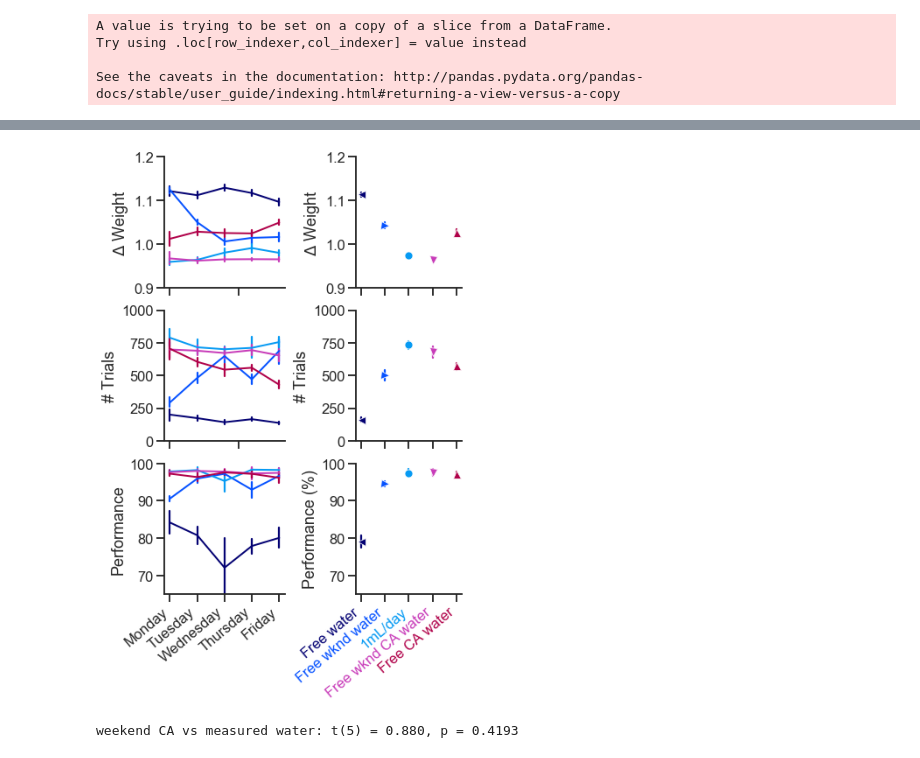
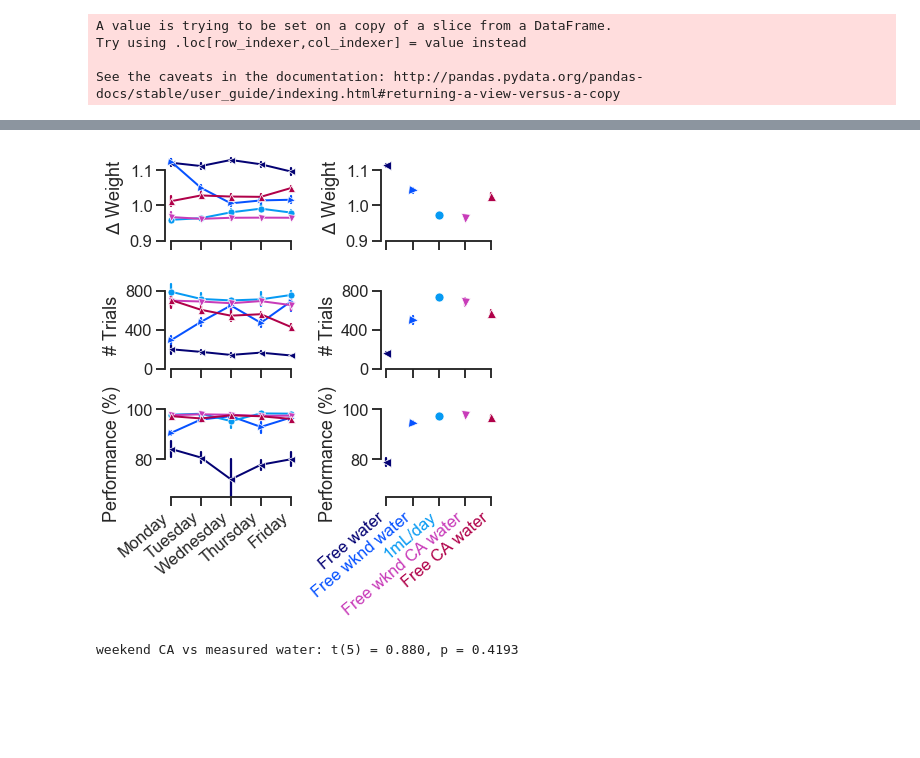
Before and after one commit to int-brain-lab/citricAcid, a Jupyter notebook: figure2.ipynb, the cells around one changed output, grey strips where cells are left out. Drawn from its saved outputs; the diff is of its cells as text; code cells hidden in the pictures; blank space fills up the shorter version.

Commit message:
add markers back in

```diff
--- a/figure2.ipynb
+++ b/figure2.ipynb
@@ -177,24 +173,36 @@ To register the converters:
 # remove hydrogel from this plot
 ylims_ntrials = [0, 1000]
 f, ax = plt.subplots(ncols=2, nrows=3,
-                     gridspec_kw=dict(width_ratios=[0.8, 0.7], height_ratios=[1,1,1]), figsize=(6, 9))
+                     gridspec_kw=dict(width_ratios=[0.8, 0.7], height_ratios=[1,1,1]), figsize=(6, 7))
+
+ylims_weight = [0.9, 1.15]
+ylims_ntrials = [0, 900]
+ylims_performance = [65, 100]
 
 ## SECOND COLUMN
 sns.lineplot(x="weekday", y="avg_weight", err_style='bars', ci=68, hue="condition",
              linewidth=2,
              data=df2.groupby(['subject_nickname', 'weekday', 'condition'])['avg_weight'].mean().reset_index(),
-             ax=ax[0,0], legend=False, hue_order=condition_order, palette=palette)
+             ax=ax[0,0], legend=False, hue_order=condition_order, palette=palette,
+            style="condition", markers=marker_mapping, dashes=False, markersize=7)
 ax[0,0].set(ylabel="$\Delta$ Weight", ylim=ylims_weight, xlabel="")
 ax[0,0].tick_params(labelbottom=False)
+ax[0,0].set_xticks(range(5))
+
 sns.lineplot(x="weekday", y="n_trials", err_style='bars', ci=68, hue="condition",
              linewidth=2, data=df2.groupby(['subject_nickname', 'weekday', 'condition'])['n_trials'].mean().reset_index(),
-             ax=ax[1,0], legend=False, hue_order=condition_order, palette=palette)
+             ax=ax[1,0], legend=False, hue_order=condition_order, palette=palette,
+            style="condition", markers=marker_mapping, dashes=False, markersize=7)
 ax[1,0].set(ylabel="# Trials", ylim=ylims_ntrials, xlabel="")
 ax[1,0].tick_params(labelbottom=False)
+ax[1,0].set_xticks(range(5))
+ax[1,0].set_yticks([0,400,800])
+
 sns.lineplot(x="weekday", y="performance_easy", err_style='bars', ci=68, hue="condition",
              linewidth=2, data=df2.groupby(['subject_nickname', 'weekday', 'condition'])['performance_easy'].mean().reset_index(),
-             ax=ax[2,0], legend=False, hue_order=condition_order, palette=palette)
-ax[2,0].set(ylabel="Performance", xticks=[0,1,2,3,4],
+             ax=ax[2,0], legend=False, hue_order=condition_order, palette=palette,
+            style="condition", markers=marker_mapping, dashes=False, markersize=7)
+ax[2,0].set(ylabel="Performance (%)", xticks=[0,1,2,3,4],
           xticklabels=['Monday', 'Tuesday', 'Wednesday', 'Thursday', 'Friday'], xlabel="", ylim=ylims_performance)
 
 for item in ax[2,0].get_xticklabels():
@@ -206,40 +214,45 @@ sns.lineplot(x="condition", y="avg_weight", err_style='bars', style='condition',
              ci=68, linewidth=2, hue_order=condition_order, palette=palette, hue="condition",
              data=df2.groupby(['subject_nickname', 'condition'])['avg_weight'].mean().reset_index(),
              ax=ax[0,1])
-#sns.boxplot(x="condition", y="avg_weight", order=condition_order,data=df, fliersize=0, ax=ax[0,2], boxprops={'facecolor':'None'}, width=.3)
 ax[0,1].set(ylabel="$\Delta$ Weight", xlabel="", ylim=ylims_weight)
 ax[0,1].get_legend().remove()
 ax[0,1].tick_params(labelbottom=False)
+ax[0,1].set_xticks(range(5))
 
 sns.lineplot(x="condition", y="n_trials", err_style='bars', style='condition', markers=marker_mapping,
              ci=68, linewidth=2, hue_order=condition_order, palette=palette, hue="condition",
              data=df2.groupby(['subject_nickname', 'condition'])['n_trials'].mean().reset_index(),
              ax=ax[1,1])
 #sns.boxplot(x="condition", y="n_trials", order=condition_order, data=df, fliersize=0, ax=ax[1,2], boxprops={'facecolor':'None'}, width=.3)
 ax[1,1].set(ylabel="# Trials", xlabel="", ylim=ylims_ntrials)
 ax[1,1].get_legend().remove()
 ax[1,1].tick_params(labelbottom=False)
 sns.lineplot(x="condition", y="performance_easy", err_style='bars', style='condition', markers=marker_mapping,
              ci=68, linewidth=2, hue_order=condition_order, palette=palette, hue="condition",
              data=df2.groupby(['subject_nickname', 'condition'])['performance_easy'].mean().reset_index(),
              ax=ax[2,1])
+ax[1,1].set_xticks(range(5))
+ax[1,1].set_yticks([0,400,800])
+
 #sns.lineplot(x="condition", y="performance_easy", order=condition_order, data=df, fliersize=0, ax=ax[2,2], boxprops={'facecolor':'None'}, width=.3)
 ax[2,1].set(ylabel="Performance (%)", xlabel="", ylim=ylims_performance)
 ax[2,1].get_legend().remove()
 ax[2,1].set_xticklabels(condition_names)
+ax[2,1].set_xticks(range(5))
+
+# SAVE
+#sns.despine()
+sns.despine(trim=True)
 
 for ticklabel, tickcolor in zip(ax[2,1].get_xticklabels(), palette):
     ticklabel.set_color(tickcolor)
     ticklabel.set_rotation(40)
     ticklabel.set(ha='right')
-
-# SAVE
 f.tight_layout()
-sns.despine()
 f.savefig(os.path.join(figpath, "citricacid_study2.pdf"))
 f.savefig(os.path.join(figpath, "citricacid_study2.png"), dpi=400)
 # %% [output]
-[figure, old version]
+[figure, new version]
 # %%
 #### simple t-test for trial counts
 statdat = df2.groupby(['subject_nickname', 'condition'])['n_trials'].mean().reset_index()
```
Also changed, not shown: parts of 2 cells of this notebook, 19 other files.
